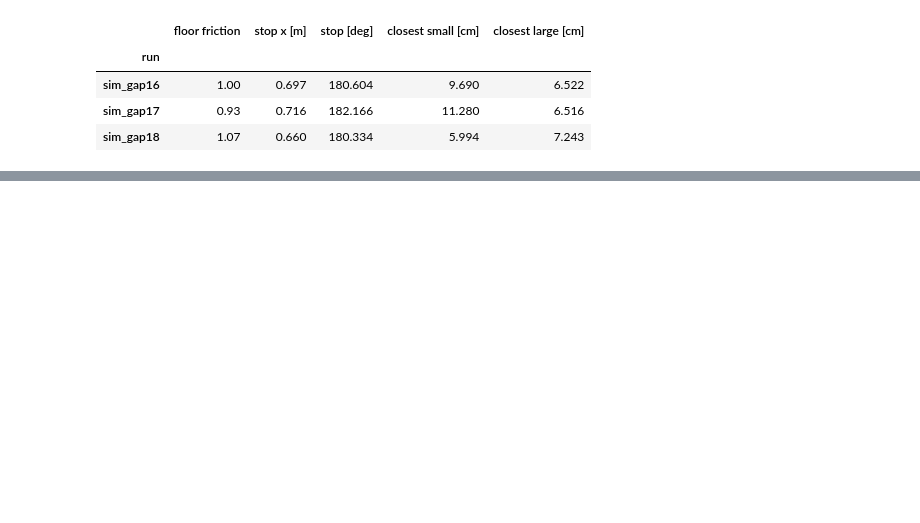
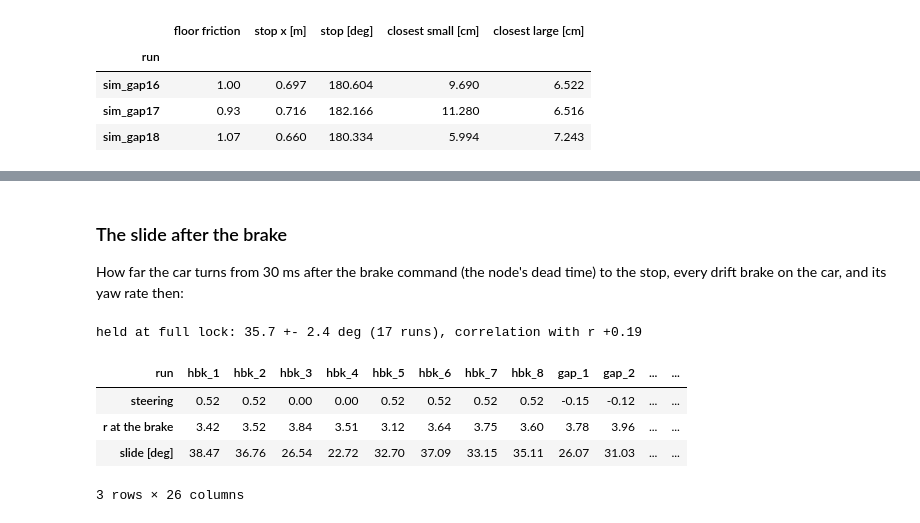
Before and after one commit to Gelminaio/drift-mpc-ackermann, a Jupyter notebook: notebooks/sideways.ipynb, the cells around one changed output, grey strips where cells are left out. Drawn from its saved outputs; the diff is of its cells as text; code cells hidden in the pictures; blank space fills up the shorter version.

```diff
--- a/notebooks/sideways.ipynb
+++ b/notebooks/sideways.ipynb
@@ -434,0 +491,27 @@ at most.
+# %% [markdown]
+### The slide after the brake
+
+How far the car turns from 30 ms after the brake command (the node's dead time) to the stop, every drift brake
+on the car, and its yaw rate then:
+# %%
+rows = []
+for run_ in [f'hbk_{i}' for i in range(1, 9)] + list(RUNS):
+    g = read(run_, 'gyro_path').assign(t=lambda x: x['t'] - 0.055)      # the lidar lag of these sessions
+    d = read(run_, 'drive')
+    t_kick = d.loc[d['cmd_speed'] > 1.0, 't'].iloc[0]
+    t_brake = d.loc[(d['t'] > t_kick) & (d['cmd_speed'] < 0.02), 't'].iloc[0] + vm.STEER_DEAD
+    steer = d.loc[(d['t'] > t_brake) & (d['t'] < t_brake + 0.4), 'cmd_steer'].mean()
+    rows.append({'run': run_, 'steering': steer, 'r at the brake': np.interp(t_brake, g['t'], g['r']),
+                 'slide [deg]': np.degrees(g['psi'].iloc[-1] - np.interp(t_brake, g['t'], g['psi']))})
+turns = pd.DataFrame(rows).set_index('run')
+held = turns[turns['steering'] > 0.5]
+print(f'held at full lock: {held["slide [deg]"].mean():.1f} +- {held["slide [deg]"].std():.1f} deg ({len(held)} runs), '
+      f'correlation with r {np.corrcoef(held["r at the brake"], held["slide [deg]"])[0, 1]:+.2f}')
+turns.round(2).T
+# %% [output]
+held at full lock: 35.7 +- 2.4 deg (17 runs), correlation with r +0.19
+| run | hbk_1 | hbk_2 | hbk_3 | hbk_4 | hbk_5 | hbk_6 | hbk_7 | hbk_8 | gap_1 | gap_2 | ... | ... |
+| steering | 0.52 | 0.52 | 0.00 | 0.00 | 0.52 | 0.52 | 0.52 | 0.52 | -0.15 | -0.12 | ... | ... |
+| r at the brake | 3.42 | 3.52 | 3.84 | 3.51 | 3.12 | 3.64 | 3.75 | 3.60 | 3.78 | 3.96 | ... | ... |
+| slide [deg] | 38.47 | 36.76 | 26.54 | 22.72 | 32.70 | 37.09 | 33.15 | 35.11 | 26.07 | 31.03 | ... | ... |
+3 rows × 26 columns
```
Also changed, not shown: parts of 19 cells of this notebook.
